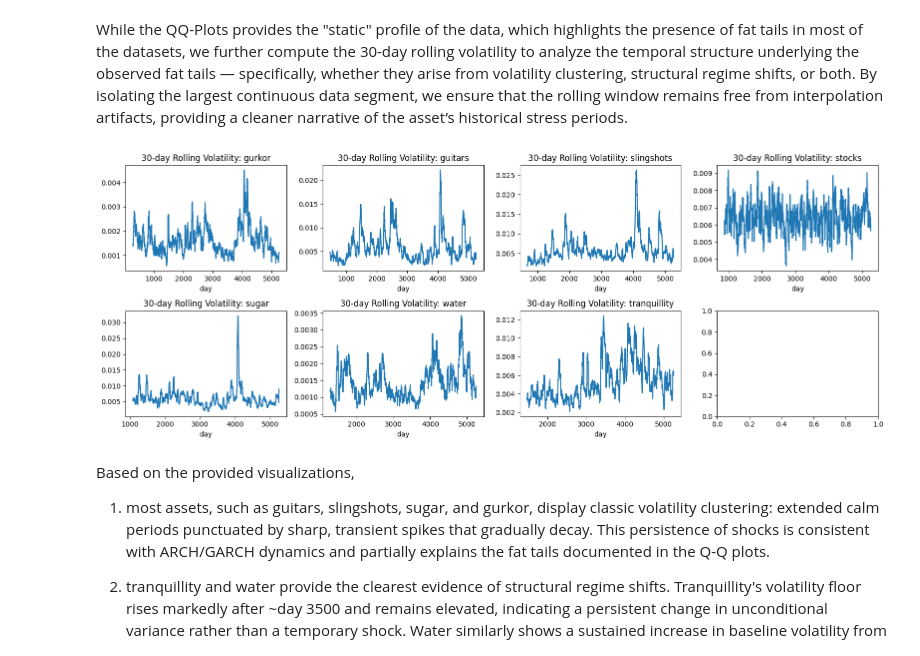
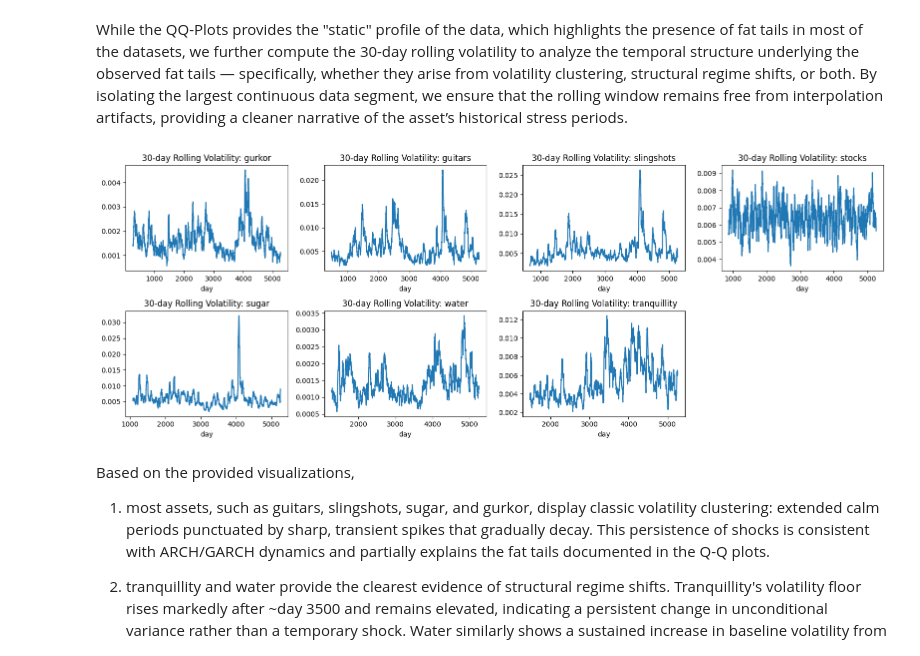
Before and after one commit to ericsangberg1/finanical-ts-analysis, a Jupyter notebook: Task1.ipynb, the cells around one changed output. Drawn from its saved outputs; the diff is of its cells as text; code cells hidden in the pictures.

```diff
--- a/Task1.ipynb
+++ b/Task1.ipynb
@@ -462,6 +462,10 @@ for i, col in enumerate(target_cols):
     kurt_val = dis_summary_clean.loc[dis_summary_clean["column"] == col, "excess kurtosis"].values[0]
     stats.probplot(df_clean[col].dropna(), dist="norm", plot=axes[i])
     axes[i].set_title(f"QQ-Plot for {name} (excess kurtosis: {kurt_val:.2f})")
+
+for j in range(len(target_cols), len(axes)):
+    fig.delaxes(axes[j])
+
 fig.tight_layout()
 plt.show()
 # %% [output]
@@ -498,27 +502,31 @@ While the QQ-Plots provides the "static" profile of the data, which highlights t
 # %%
 if "dis_summary_clean" not in globals() or "df_clean" not in globals() or "target_cols" not in globals():
     raise RuntimeError("Run distribution and data loading cells first.")
 
 ROLLING_DIR = Path("Rolling_Volatility")
 Path.mkdir(CHART_DIR / ROLLING_DIR, exist_ok=True)
 
 nrows = 2
 ncols = len(target_cols)//2 +(len(target_cols)%2 !=0)
 fig, axes = plt.subplots(nrows, ncols, figsize=(4 * ncols, 3 * nrows))
 
 axes = axes.flatten()
 for i, col in enumerate(target_cols):
     name = col.split('_')[0]
 
     intervals = get_valid_segments_fixed(df_clean[col])
     st, ed = max(intervals, key=lambda x: df_clean[col].loc[x[0]:x[1]].shape[0])
 
     largest_segment = df_clean[col].loc[st:ed]
     largest_segment.rolling(30).std().plot(title=f"30-day Rolling Volatility: {name}", ax=axes[i])
+
+for j in range(len(target_cols), len(axes)):
+    fig.delaxes(axes[j])
+
 fig.tight_layout()
 plt.show()
 # %% [output]
-[figure, old version]
+[figure, new version]
 # %% [markdown]
 Based on the provided visualizations,
 1. most assets, such as guitars, slingshots, sugar, and gurkor, display classic volatility clustering: extended calm periods punctuated by sharp, transient spikes that gradually decay. This persistence of shocks is consistent with ARCH/GARCH dynamics and partially explains the fat tails documented in the Q-Q plots.
```
Also changed, not shown: parts of 2 cells of this notebook.
